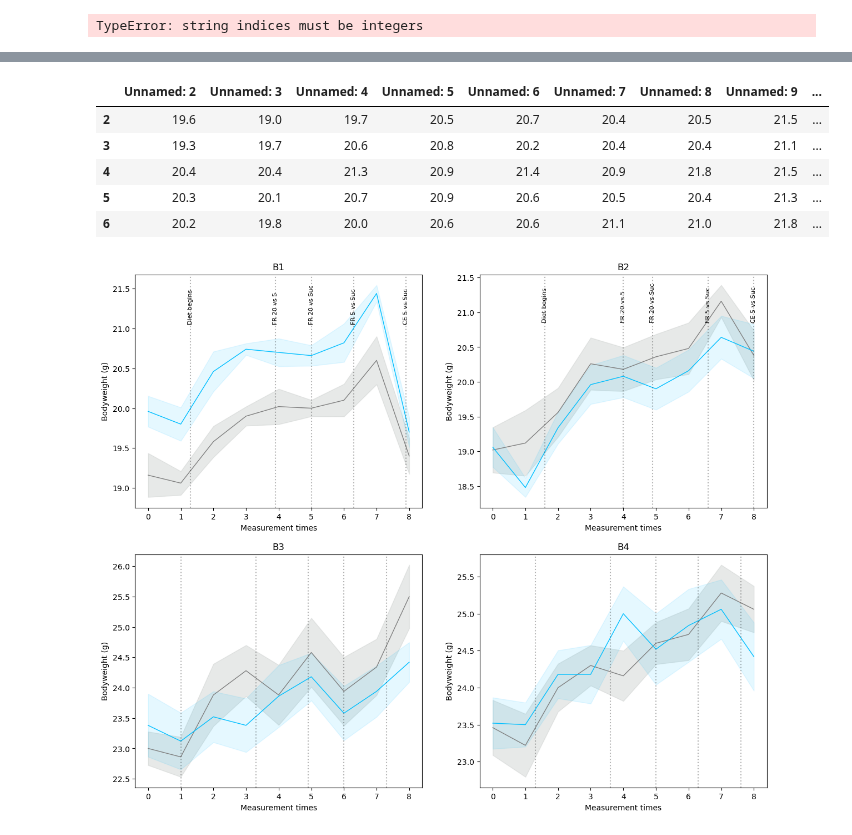
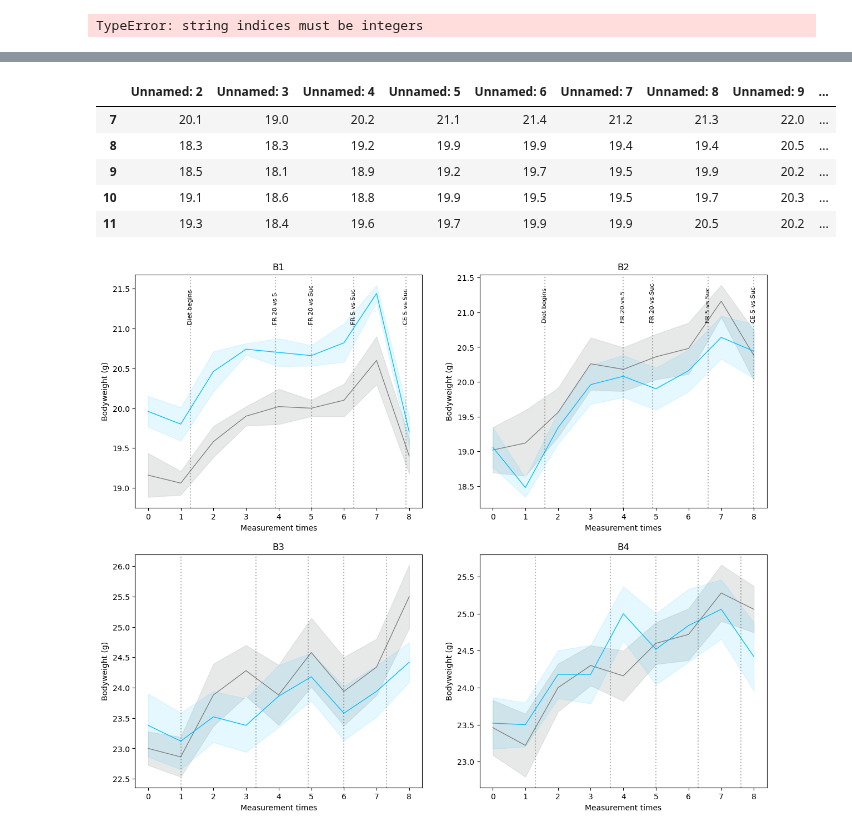
Before and after one commit to Htbibalan/FEDPROFERENCE, a Jupyter notebook: notebooks/FEDXD_READ_DATA.ipynb, the cells around one changed output, grey strips where cells are left out. Cells and saved outputs as stored; diff of their text form; code cells hidden in the pictures.

```diff
--- a/notebooks/FEDXD_READ_DATA.ipynb
+++ b/notebooks/FEDXD_READ_DATA.ipynb
@@ -236,12 +250,12 @@ exp_M_B4=BW_DF.iloc[17:22, 2:11]
 # %%
-exp_F_B1
+exp_F_B2
 # %% [output]
 |  | Unnamed: 2 | Unnamed: 3 | Unnamed: 4 | Unnamed: 5 | Unnamed: 6 | Unnamed: 7 | Unnamed: 8 | Unnamed: 9 | ... |
-| 2 | 19.6 | 19.0 | 19.7 | 20.5 | 20.7 | 20.4 | 20.5 | 21.5 | ... |
-| 3 | 19.3 | 19.7 | 20.6 | 20.8 | 20.2 | 20.4 | 20.4 | 21.1 | ... |
-| 4 | 20.4 | 20.4 | 21.3 | 20.9 | 21.4 | 20.9 | 21.8 | 21.5 | ... |
-| 5 | 20.3 | 20.1 | 20.7 | 20.9 | 20.6 | 20.5 | 20.4 | 21.3 | ... |
-| 6 | 20.2 | 19.8 | 20.0 | 20.6 | 20.6 | 21.1 | 21.0 | 21.8 | ... |
+| 7 | 20.1 | 19.0 | 20.2 | 21.1 | 21.4 | 21.2 | 21.3 | 22.0 | ... |
+| 8 | 18.3 | 18.3 | 19.2 | 19.9 | 19.9 | 19.4 | 19.4 | 20.5 | ... |
+| 9 | 18.5 | 18.1 | 18.9 | 19.2 | 19.7 | 19.5 | 19.9 | 20.2 | ... |
+| 10 | 19.1 | 18.6 | 18.8 | 19.9 | 19.5 | 19.5 | 19.7 | 20.3 | ... |
+| 11 | 19.3 | 18.4 | 19.6 | 19.7 | 19.9 | 19.9 | 20.5 | 20.2 | ... |
 # %%
 f, axes = plt.subplots(figsize=(13
                                 ,12), ncols=2,nrows=2,
```
Also changed, not shown: parts of 16 cells of this notebook, 2 other files.
